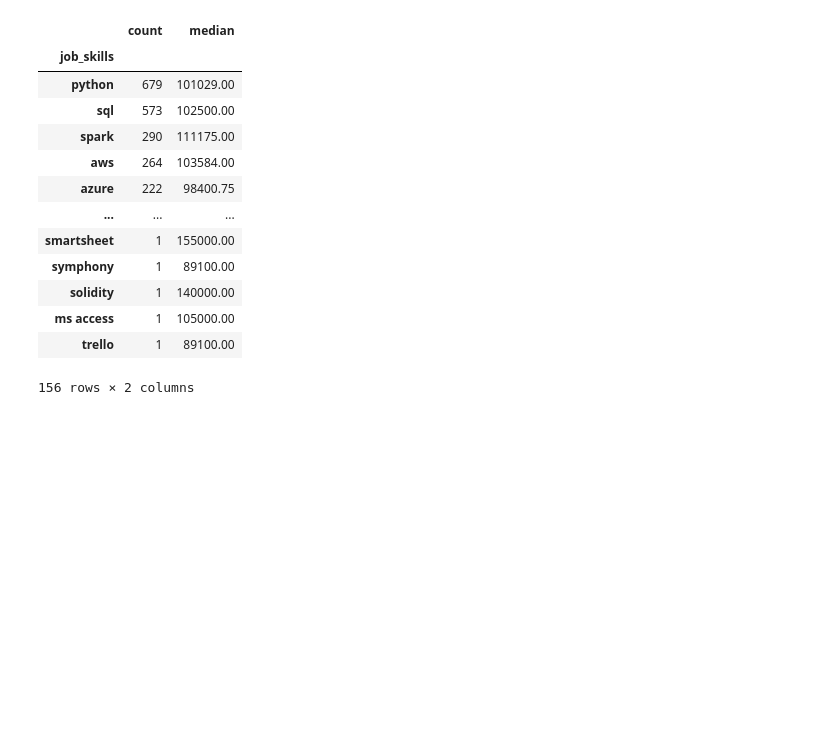
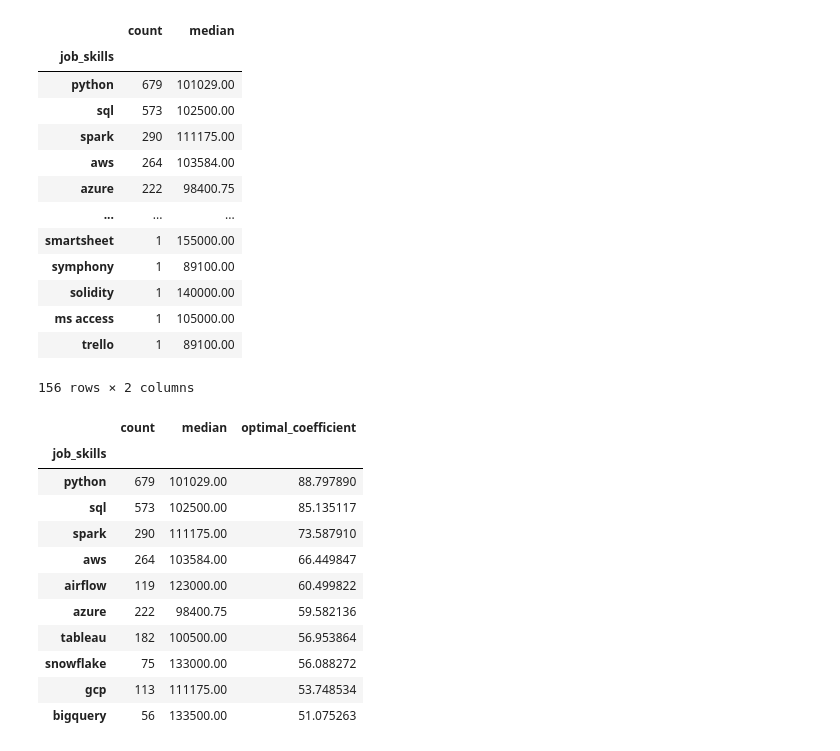
Before and after one commit to FedorSukhoi/Coding_python, a Jupyter notebook: Project/6_optimal_coefficient.ipynb, the cells around one changed output. Saved outputs shown, nothing was run; the diff lists cells and outputs as text; code cells hidden in the pictures; blank space fills up the shorter version.

```diff
--- a/Project/6_optimal_coefficient.ipynb
+++ b/Project/6_optimal_coefficient.ipynb
@@ -67,6 +67,20 @@ df_EU_top4_ex
 # %%
 df_EU_top4_ex['optimal_coefficient'] = pow(df_EU_top4_ex['count'], 1/3)*df_EU_top4_ex['median']/10000
 df_EU_top4_ex = df_EU_top4_ex.sort_values(by='optimal_coefficient', ascending=False).head(10)
+df_EU_top4_ex
+# %% [output]
+|  | count | median | optimal_coefficient |
+| job_skills |  |  |  |
+| python | 679 | 101029.00 | 88.797890 |
+| sql | 573 | 102500.00 | 85.135117 |
+| spark | 290 | 111175.00 | 73.587910 |
+| aws | 264 | 103584.00 | 66.449847 |
+| airflow | 119 | 123000.00 | 60.499822 |
+| azure | 222 | 98400.75 | 59.582136 |
+| tableau | 182 | 100500.00 | 56.953864 |
+| snowflake | 75 | 133000.00 | 56.088272 |
+| gcp | 113 | 111175.00 | 53.748534 |
+| bigquery | 56 | 133500.00 | 51.075263 |
 # %%
 sns.barplot(data=df_EU_top4_ex, x='optimal_coefficient', y='job_skills', hue='optimal_coefficient', palette='dark:b_r', legend=False)
 
```
Also changed, not shown: parts of 1 cell of this notebook.
